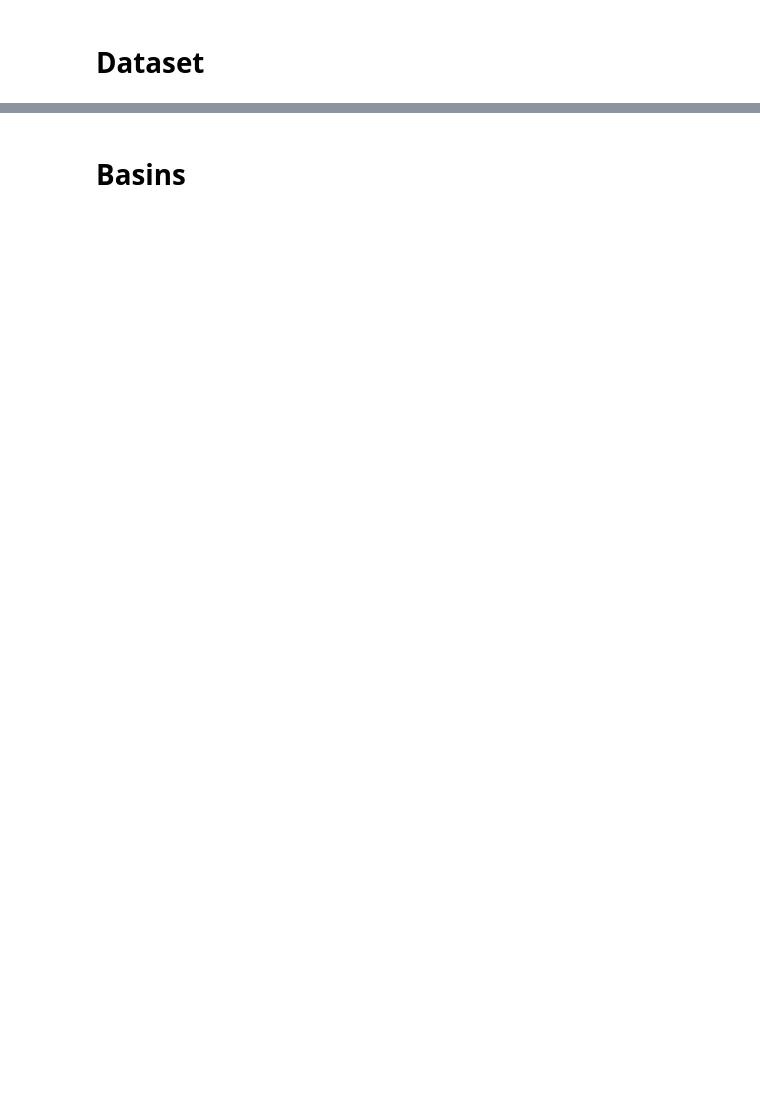
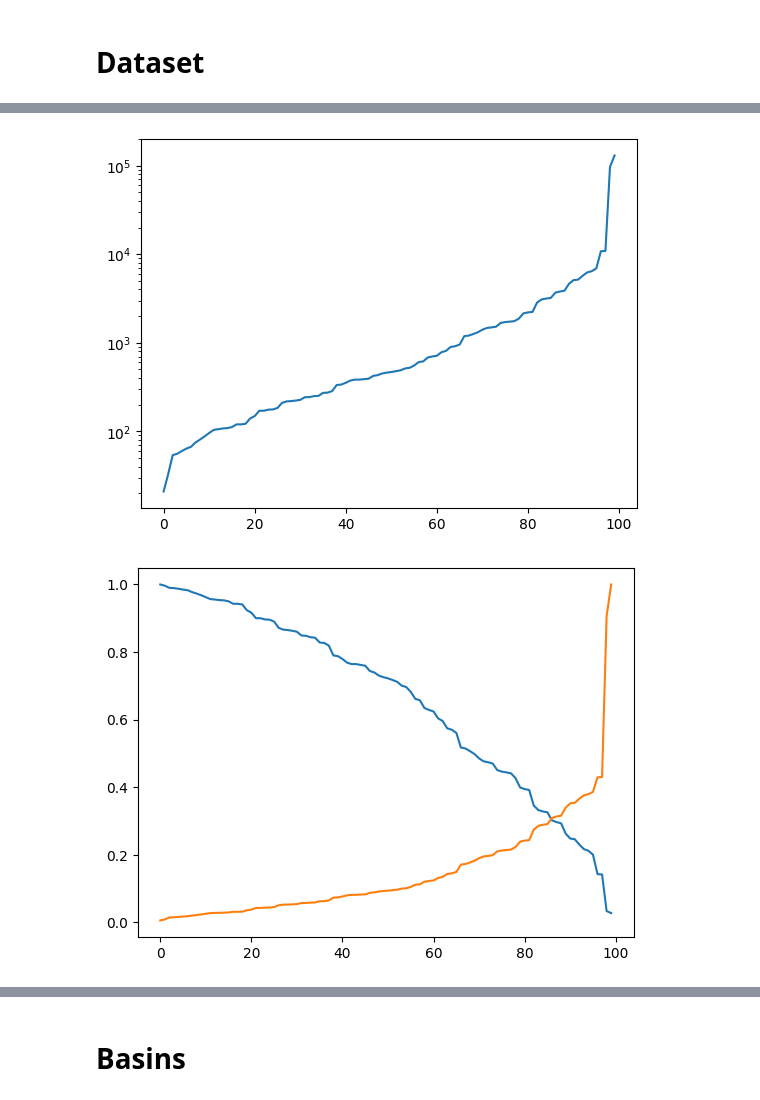
Before and after one commit to EleutherAI/basin-volume, a Jupyter notebook: notebooks/pythia.ipynb, the cells around one changed output, grey strips where cells are left out. Saved outputs shown, nothing was run; the diff lists cells and outputs as text; code cells hidden in the pictures; blank space fills up the shorter version.

```diff
--- a/notebooks/pythia.ipynb
+++ b/notebooks/pythia.ipynb
@@ -110,0 +141,18 @@ NameError: name 'X_train' is not defined
+# %%
+lens = sorted(map(lambda t: len(tokenizer(t)['input_ids']), text_val[:100]))
+def frac_filled(lens, max_len):
+    return sum(min(l, max_len) for l in lens) / (max_len * len(lens))
+def frac_used(lens, max_len):
+    return sum(min(l, max_len) for l in lens) / sum(lens)
+
+plt.plot(lens)
+plt.yscale('log')
+plt.show()
+
+
+plt.plot([frac_filled(lens, max_len) for max_len in lens])
+plt.plot([frac_used(lens, max_len) for max_len in lens])
+plt.show()
+# %% [output]
+[figure, added]
+[figure, added]
```
Also changed, not shown: parts of 29 cells of this notebook, 1 other file.
